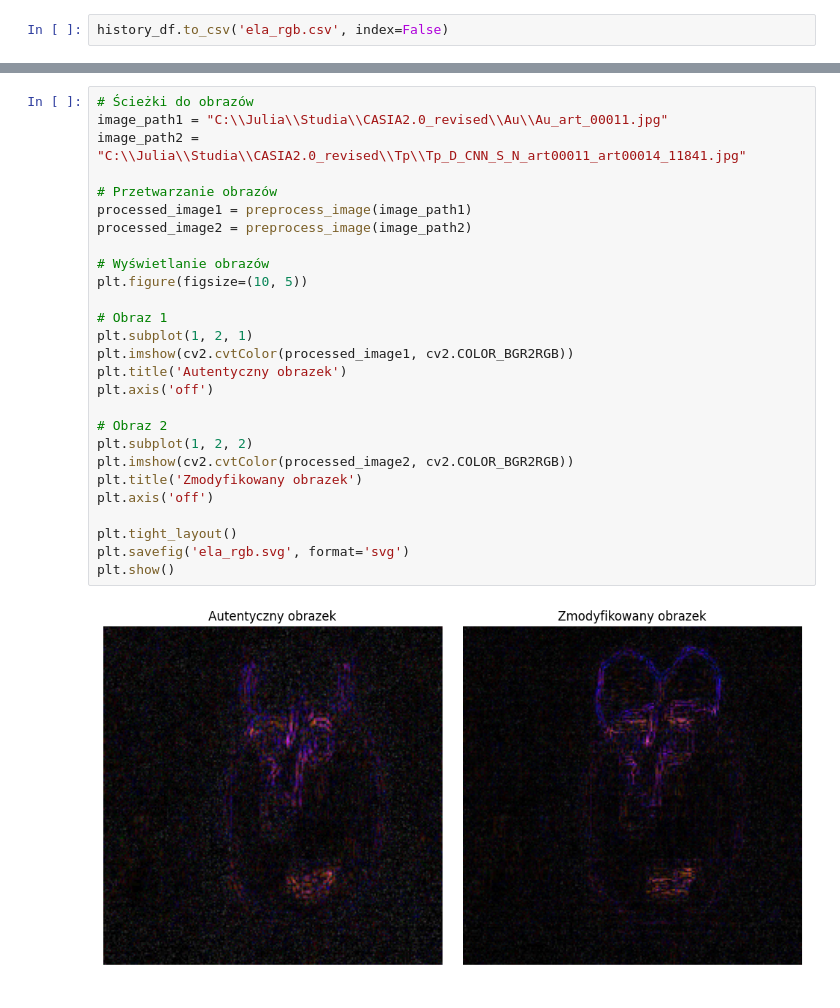
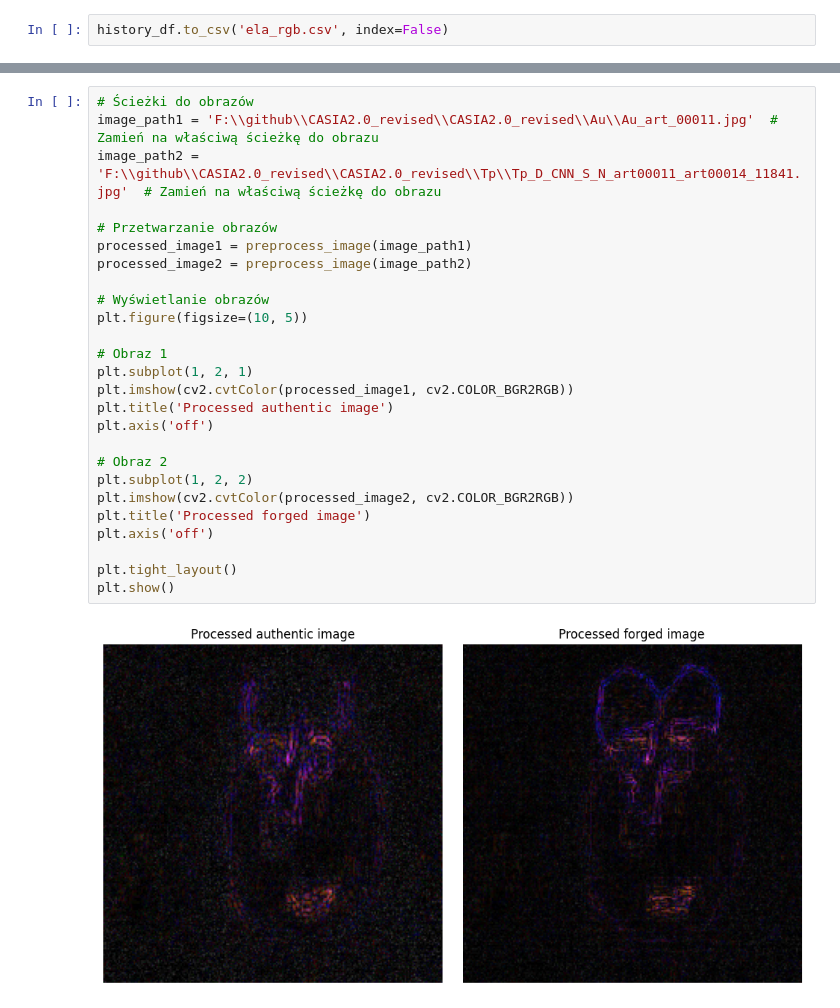
Before and after one commit to fmargul/multimedia, a Jupyter notebook: ela_rgb.ipynb, the cells around one changed output, grey strips where cells are left out. Drawn from its saved outputs; the diff is of its cells as text.

```diff
--- a/ela_rgb.ipynb
+++ b/ela_rgb.ipynb
@@ -236,29 +242,28 @@ history_df
 # %%
 # Ścieżki do obrazów
-image_path1 = "C:\\Julia\\Studia\\CASIA2.0_revised\\Au\\Au_art_00011.jpg"
-image_path2 = "C:\\Julia\\Studia\\CASIA2.0_revised\\Tp\\Tp_D_CNN_S_N_art00011_art00014_11841.jpg"
+image_path1 = 'F:\\github\\CASIA2.0_revised\\CASIA2.0_revised\\Au\\Au_art_00011.jpg'  # Zamień na właściwą ścieżkę do obrazu
+image_path2 = 'F:\\github\\CASIA2.0_revised\\CASIA2.0_revised\\Tp\\Tp_D_CNN_S_N_art00011_art00014_11841.jpg'  # Zamień na właściwą ścieżkę do obrazu
 
 # Przetwarzanie obrazów
 processed_image1 = preprocess_image(image_path1)
 processed_image2 = preprocess_image(image_path2)
 
 # Wyświetlanie obrazów
 plt.figure(figsize=(10, 5))
 
 # Obraz 1
 plt.subplot(1, 2, 1)
 plt.imshow(cv2.cvtColor(processed_image1, cv2.COLOR_BGR2RGB))
-plt.title('Autentyczny obrazek')
+plt.title('Processed authentic image')
 plt.axis('off')
 
 # Obraz 2
 plt.subplot(1, 2, 2)
 plt.imshow(cv2.cvtColor(processed_image2, cv2.COLOR_BGR2RGB))
-plt.title('Zmodyfikowany obrazek')
+plt.title('Processed forged image')
 plt.axis('off')
 
 plt.tight_layout()
-plt.savefig('ela_rgb.svg', format='svg')
 plt.show()
 # %% [output]
-[figure, old version]
+[figure, new version]
```
Also changed, not shown: parts of 7 cells of this notebook, 2 other files.
